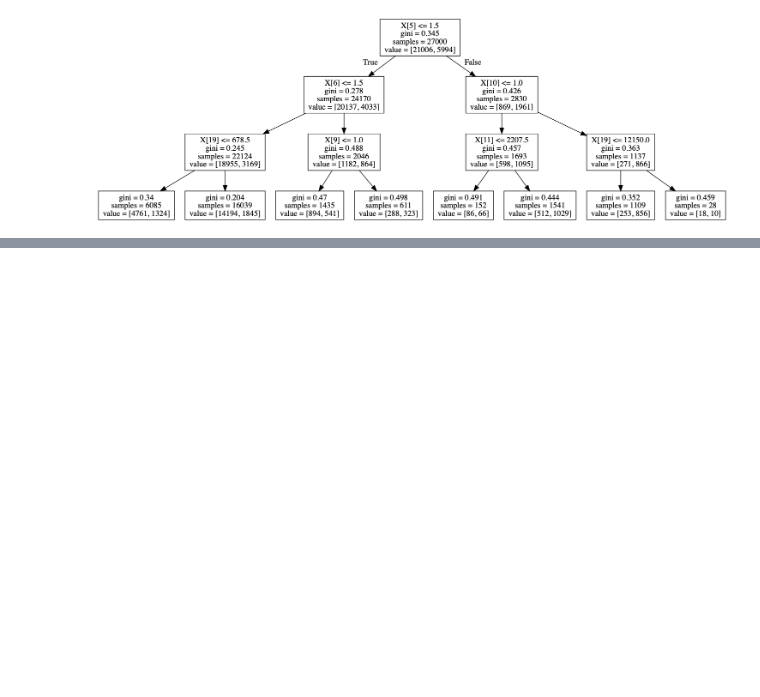
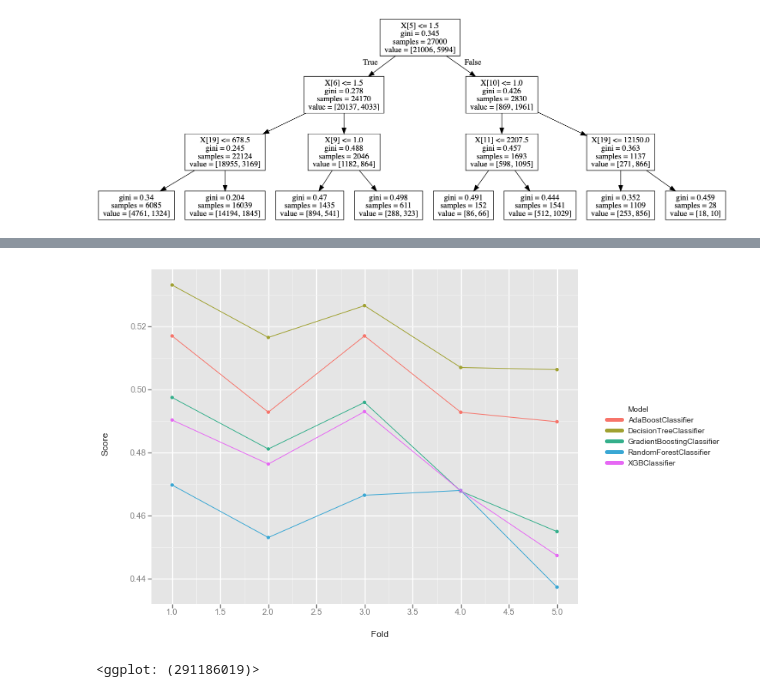
Before and after one commit to takuto0831/Credit_Card_Prob_Space, a Jupyter notebook: jn/exploratory_data_analysis.ipynb, the cells around one changed output, grey strips where cells are left out. Saved outputs shown, nothing was run; the diff lists cells and outputs as text; code cells hidden in the pictures; blank space fills up the shorter version.

Commit message:
add some classifier models

```diff
--- a/jn/exploratory_data_analysis.ipynb
+++ b/jn/exploratory_data_analysis.ipynb
@@ -163,0 +180,36 @@ Image(graph.create_png())
+# %%
+# classifier list for the normal training set
+clf_list = [DecisionTreeClassifier(max_depth = 3, class_weight = "balanced"),
+            RandomForestClassifier(n_estimators = 100, class_weight = "balanced"),
+            AdaBoostClassifier(DecisionTreeClassifier(max_depth = 3,
+                                                      class_weight = "balanced"),
+                               n_estimators = 100),
+            GradientBoostingClassifier(),
+            XGBClassifier()
+           ]
+# the parameters are set in order to have the same kind of tree every time
+# %%
+# use Kfold to evaluate the normal training set
+kf = KFold(n_splits=5,random_state=42,shuffle=True)
+
+mdl = []
+fold = []
+scr = []
+
+for i,(train_index, test_index) in enumerate(kf.split(train)):
+    training = train.iloc[train_index,:]
+    valid = train.iloc[test_index,:]
+    print(i)
+    for clf in clf_list:
+        model = clf.__class__.__name__
+        feats = training.drop("y",axis=1) #defined above
+        label = training['y']
+        valid_feats = valid.drop("y",axis=1)
+        valid_label = valid['y']
+        clf.fit(feats,label)
+        pred = clf.predict(valid_feats)
+        score = f1_score(y_true = valid_label, y_pred = pred)
+        fold.append(i+1)
+        scr.append(score)
+        mdl.append(model)
+        print(model)
@@ -163,0 +248,8 @@ Image(graph.create_png())
+# %%
+#create a small df with the scores
+performance = pd.DataFrame({'Model': mdl, 'Score':scr,'Fold':fold})
+g_normal = ggplot(performance,aes(x='Fold',y='Score',group = 'Model',color = 'Model')) + geom_point() + geom_line()
+print(g_normal)
+# %% [output]
+[figure, added]
+<ggplot: (291186019)>
```
Also changed, not shown: parts of 11 cells of this notebook.
